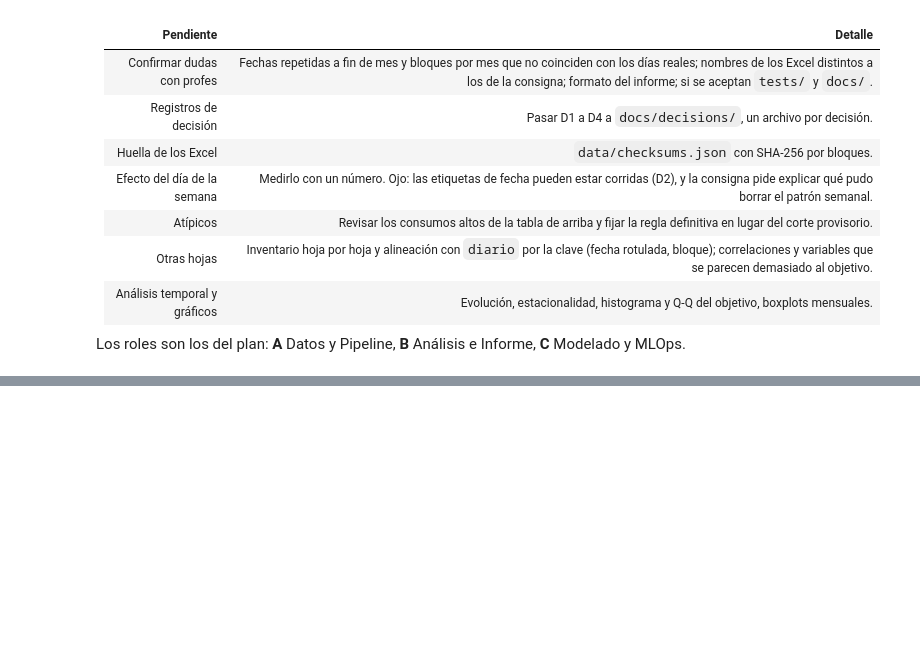
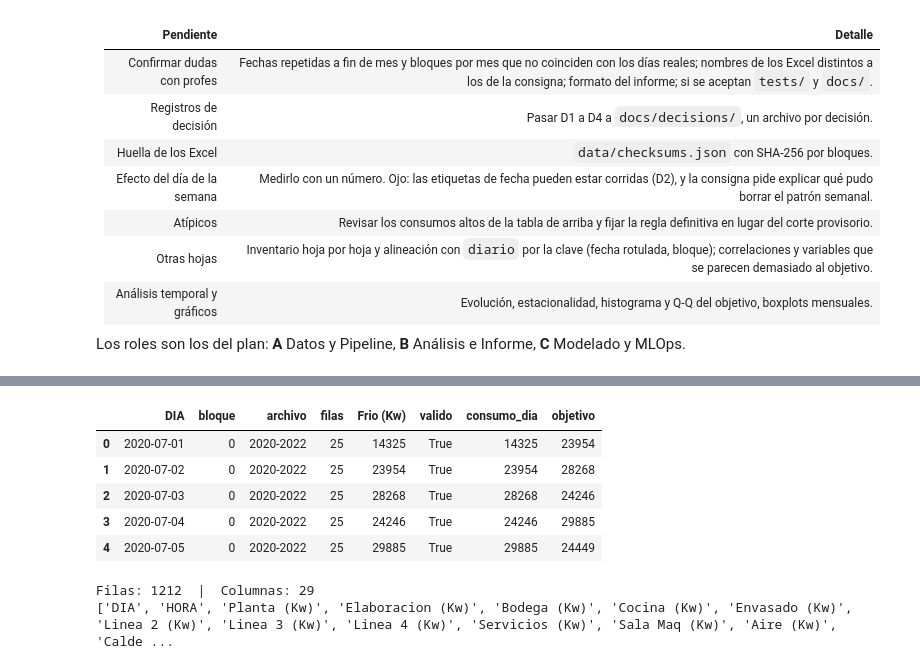
Before and after one commit to AlesioRios/Trabajo-Practico-Final-LD2, a Jupyter notebook: notebooks/eda.ipynb, the cells around one changed output, grey strips where cells are left out. Drawn from its saved outputs; the diff is of its cells as text; code cells hidden in the pictures; blank space fills up the shorter version.

```diff
--- a/notebooks/eda.ipynb
+++ b/notebooks/eda.ipynb
@@ -730,0 +755,15 @@ Los roles son los del plan: **A** Datos y Pipeline, **B** Análisis e Informe, *
+# %%
+columnas = ["DIA", "bloque", "archivo", "filas", COLUMNA_CONSUMO, "valido", "consumo_dia", "objetivo"]
+display(tabla_simple(formatear_fechas(diario[columnas].head()), precision=0))
+
+print(f"Filas: {diario.shape[0]}  |  Columnas: {diario.shape[1]}")
+print(list(diario.columns))
+# %% [output]
+|  | DIA | bloque | archivo | filas | Frio (Kw) | valido | consumo_dia | objetivo |
+| 0 | 2020-07-01 | 0 | 2020-2022 | 25 | 14325 | True | 14325 | 23954 |
+| 1 | 2020-07-02 | 0 | 2020-2022 | 25 | 23954 | True | 23954 | 28268 |
+| 2 | 2020-07-03 | 0 | 2020-2022 | 25 | 28268 | True | 28268 | 24246 |
+| 3 | 2020-07-04 | 0 | 2020-2022 | 25 | 24246 | True | 24246 | 29885 |
+| 4 | 2020-07-05 | 0 | 2020-2022 | 25 | 29885 | True | 29885 | 24449 |
+Filas: 1212  |  Columnas: 29
+['DIA', 'HORA', 'Planta (Kw)', 'Elaboracion (Kw)', 'Bodega (Kw)', 'Cocina (Kw)', 'Envasado (Kw)', 'Linea 2 (Kw)', 'Linea 3 (Kw)', 'Linea 4 (Kw)', 'Servicios (Kw)', 'Sala Maq (Kw)', 'Aire (Kw)', 'Calde ...
```
Also changed, not shown: parts of 12 cells of this notebook.
